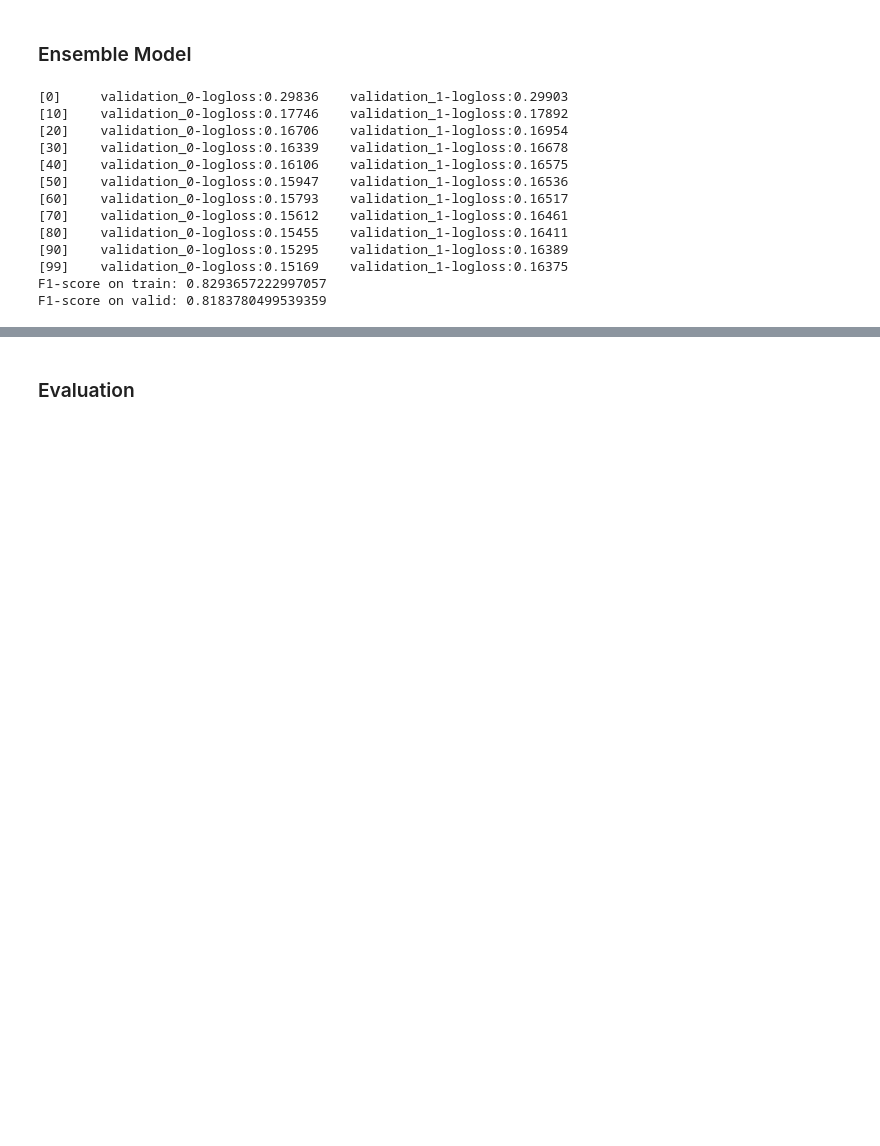
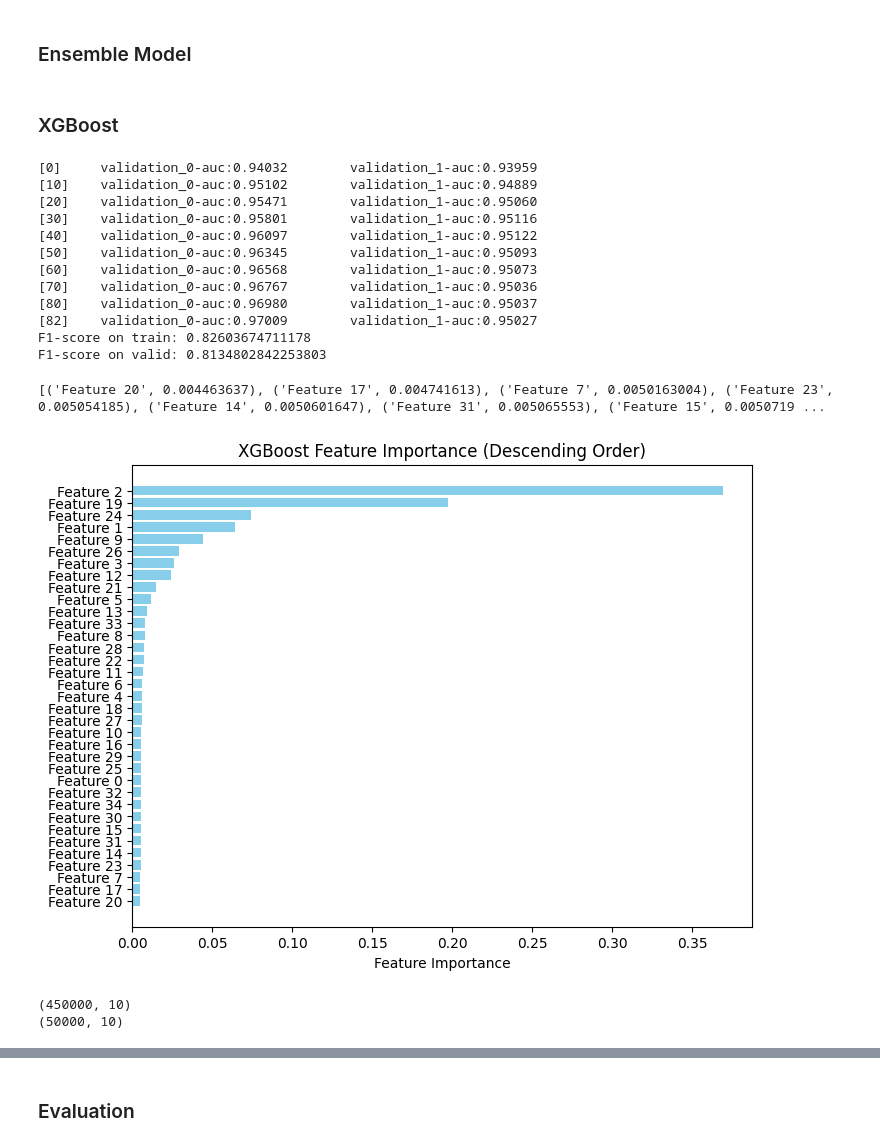
Before and after one commit to huiyuiui/MLCompetition, a Jupyter notebook: team22.ipynb, the cells around one changed output, grey strips where cells are left out. Saved outputs shown, nothing was run; the diff lists cells and outputs as text; code cells hidden in the pictures; blank space fills up the shorter version.

```diff
--- a/team22.ipynb
+++ b/team22.ipynb
@@ -50,7 +53,7 @@ Dataset shape: (500000, 36)
 | 4 | 0 | 0.877437 | -0.507518 | -0.818602 | 0.280093 | -0.375073 | 0.005984 | 0.342253 | 0.964911 | 0.599365 | ... | ... |
 5 rows × 36 columns
 # %%
-X, y = df.iloc[:, 1:], df["label"]
+X, y = df.iloc[:, 1:].to_numpy(), df["label"].to_numpy()
 print(f"X shape: {X.shape}, y shape: {y.shape}")
 
 # X_train, X_valid, y_train, y_valid = train_test_split(X, y, test_size=0.2, random_state=42, shuffle=True) # random state can be modify
@@ -177,17 +180,19 @@ from sklearn.ensemble import HistGradientBoostingClassifier
 from sklearn.ensemble import VotingClassifier
 from sklearn.linear_model import SGDClassifier
 from sklearn.ensemble import RandomForestClassifier
+# %% [markdown]
+### XGBoost
 # %%
 xgb = XGBClassifier(
-    # n_estimators=100,
-    max_depth=5,
-    # early_stopping_rounds=50,
+    n_estimators=500,
+    max_depth=7,
+    early_stopping_rounds=50,
     objective='binary:logistic',
     reg_lambda=1.2,
     min_child_weight=4,
-    # eval_metric='auc',
-    scale_pos_weight=2, # 1.5
-    n_jobs=-1)
+    eval_metric='auc',
+    scale_pos_weight=1.5, # 1.5
+    n_jobs=-1,)
 
 eval_set = [(X_train, y_train), (X_valid, y_valid)]
 
@@ -199,16 +204,43 @@ y_pred_val =  xgb.predict(X_valid)
 print(f"F1-score on train: {f1_score(y_train, y_pred_train, average='macro')}")
 print(f"F1-score on valid: {f1_score(y_valid, y_pred_val, average='macro')}")
 # %% [output]
-[0]     validation_0-logloss:0.29836    validation_1-logloss:0.29903
-[10]    validation_0-logloss:0.17746    validation_1-logloss:0.17892
-[20]    validation_0-logloss:0.16706    validation_1-logloss:0.16954
-[30]    validation_0-logloss:0.16339    validation_1-logloss:0.16678
-[40]    validation_0-logloss:0.16106    validation_1-logloss:0.16575
-[50]    validation_0-logloss:0.15947    validation_1-logloss:0.16536
-[60]    validation_0-logloss:0.15793    validation_1-logloss:0.16517
-[70]    validation_0-logloss:0.15612    validation_1-logloss:0.16461
-[80]    validation_0-logloss:0.15455    validation_1-logloss:0.16411
-[90]    validation_0-logloss:0.15295    validation_1-logloss:0.16389
-[99]    validation_0-logloss:0.15169    validation_1-logloss:0.16375
-F1-score on train: 0.8293657222997057
-F1-score on valid: 0.8183780499539359
+[0]     validation_0-auc:0.94032        validation_1-auc:0.93959
+[10]    validation_0-auc:0.95102        validation_1-auc:0.94889
+[20]    validation_0-auc:0.95471        validation_1-auc:0.95060
+[30]    validation_0-auc:0.95801        validation_1-auc:0.95116
+[40]    validation_0-auc:0.96097        validation_1-auc:0.95122
+[50]    validation_0-auc:0.96345        validation_1-auc:0.95093
+[60]    validation_0-auc:0.96568        validation_1-auc:0.95073
+[70]    validation_0-auc:0.96767        validation_1-auc:0.95036
+[80]    validation_0-auc:0.96980        validation_1-auc:0.95037
+[82]    validation_0-auc:0.97009        validation_1-auc:0.95027
+F1-score on train: 0.82603674711178
+F1-score on valid: 0.8134802842253803
+# %%
+feature_importances = xgb.feature_importances_
+
+feature_names = [f'Feature {i}' for i in range(len(feature_importances))]
+
+features_importance_sorted = sorted(zip(feature_names, feature_importances), key=lambda x: x[1])
+feature_names_sorted, feature_importances_sorted = zip(*features_importance_sorted)
+print(features_importance_sorted)
+
+plt.figure(figsize=(8, 6))
+plt.barh(feature_names_sorted, feature_importances_sorted, color='skyblue')
+plt.xlabel('Feature Importance')
+plt.title('XGBoost Feature Importance (Descending Order)')
+plt.show()
+# %% [output]
+[('Feature 20', 0.004463637), ('Feature 17', 0.004741613), ('Feature 7', 0.0050163004), ('Feature 23', 0.005054185), ('Feature 14', 0.0050601647), ('Feature 31', 0.005065553), ('Feature 15', 0.0050719 ...
+[figure, added]
+# %%
+threshold = 0.01
+
+X_train_selected = X_train[:, feature_importances > threshold]
+X_valid_selected = X_valid[:, feature_importances > threshold]
+
+print(X_train_selected.shape)
+print(X_valid_selected.shape)
+# %% [output]
+(450000, 10)
+(50000, 10)
```
Also changed, not shown: parts of 26 cells of this notebook.
